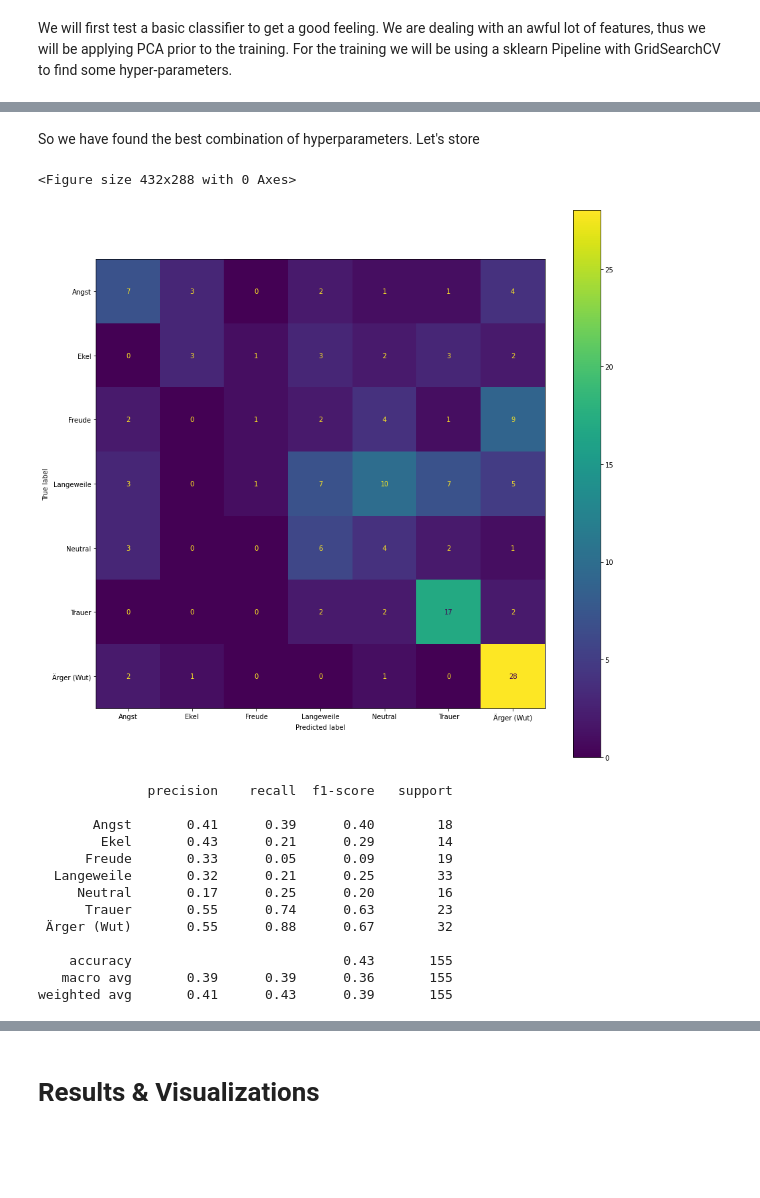
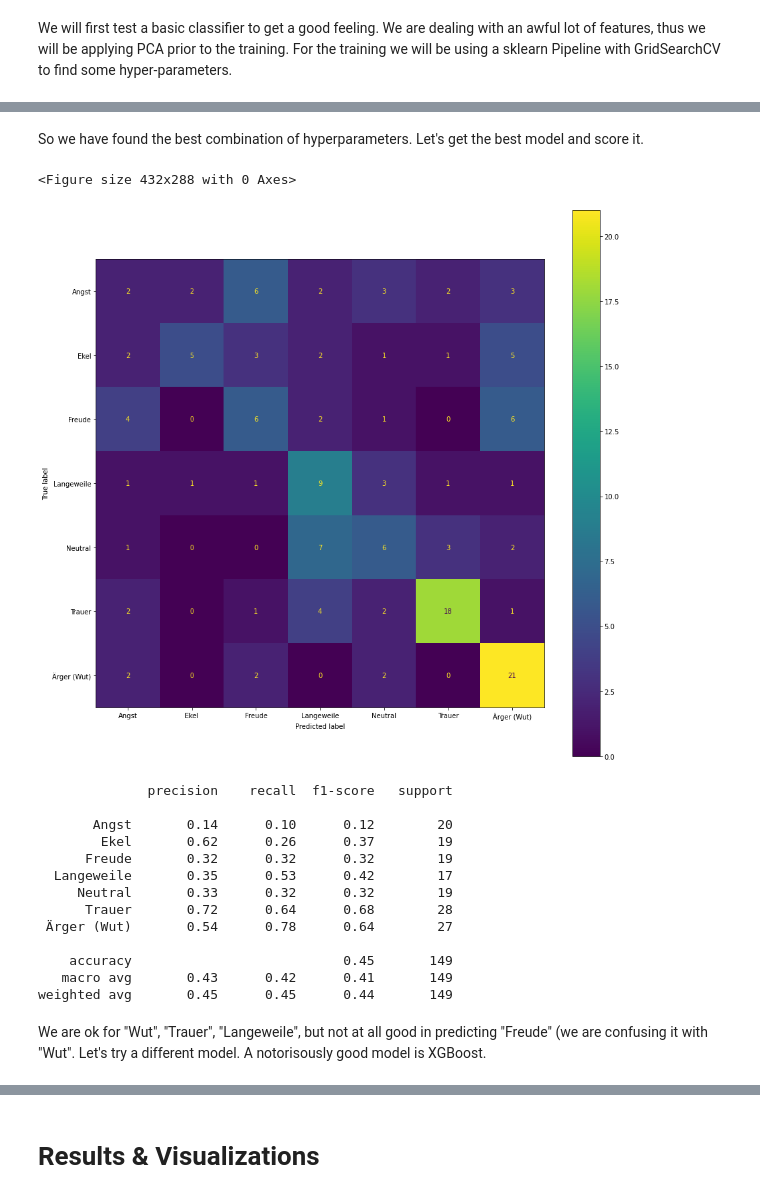
Before and after one commit to nsiicm0/SER, a Jupyter notebook: report/Report_SER.ipynb, the cells around one changed output, grey strips where cells are left out. Drawn from its saved outputs; the diff is of its cells as text; code cells hidden in the pictures; blank space fills up the shorter version.

Commit message:
cleaned modeling

```diff
--- a/report/Report_SER.ipynb
+++ b/report/Report_SER.ipynb
@@ -505,32 +506,43 @@ Best parameter (CV score=0.382): {'pca__n_components': 100, 'rf__n_estimators':
 # %% [markdown]
-So we have found the best combination of hyperparameters. Let's store
+So we have found the best combination of hyperparameters. Let's get the best model and score it.
-# %%
-best_rf_clf = search.best_estimator_
-target_emotions = [emotions[clazz] for clazz in best_rf_clf.classes_]
-# %%
-plt.clf()
-fig, ax = plt.subplots(figsize=(15, 15))
-plot_confusion_matrix(clf, X_test, y_test, display_labels=target_emotions, ax=ax)
-plt.show()
-# %% [output]
-<Figure size 432x288 with 0 Axes>
-[figure, removed]
-# %%
-y_pred = clf.predict(X_test)
-
-print(classification_report(y_test, y_pred, target_names=target_emotions))
-# %% [output]
-              precision    recall  f1-score   support
-
-       Angst       0.41      0.39      0.40        18
-        Ekel       0.43      0.21      0.29        14
-      Freude       0.33      0.05      0.09        19
-  Langeweile       0.32      0.21      0.25        33
-     Neutral       0.17      0.25      0.20        16
-      Trauer       0.55      0.74      0.63        23
- Ärger (Wut)       0.55      0.88      0.67        32
-
-    accuracy                           0.43       155
-   macro avg       0.39      0.39      0.36       155
-weighted avg       0.41      0.43      0.39       155
+# %%
+def plot_conf_mat(y_test, y_pred, clazzes, nice_clazzes=None):
+    if nice_clazzes is None:
+        nice_clazzes = clazzes
+    cm = confusion_matrix(y_test, y_pred, labels=clazzes)
+    disp = ConfusionMatrixDisplay(confusion_matrix=cm, display_labels=nice_clazzes)
+    plt.clf()
+    fig, ax = plt.subplots(figsize=(15, 15))
+    disp.plot(include_values=True, cmap='viridis', ax=ax, xticks_rotation='horizontal')
+    plt.show()
+
+def score_clf(clf, X_test, y_test, is_from_gridsearch=True):
+    best_clf = clf if not is_from_gridsearch else clf.best_estimator_
+    target_emotions = [emotions[clazz] for clazz in best_clf.classes_]
+    y_pred = clf.predict(X_test)
+    # plot confusion matrix
+    plot_conf_mat(y_test, y_pred, clazzes=best_clf.classes_, nice_clazzes=target_emotions)
+    # print classification report
+    print(classification_report(y_test, y_pred, target_names=target_emotions))
+# %%
+score_clf(search, X_test, y_test)
+# %% [output]
+<Figure size 432x288 with 0 Axes>
+[figure, added]
+              precision    recall  f1-score   support
+
+       Angst       0.14      0.10      0.12        20
+        Ekel       0.62      0.26      0.37        19
+      Freude       0.32      0.32      0.32        19
+  Langeweile       0.35      0.53      0.42        17
+     Neutral       0.33      0.32      0.32        19
+      Trauer       0.72      0.64      0.68        28
+ Ärger (Wut)       0.54      0.78      0.64        27
+
+    accuracy                           0.45       149
+   macro avg       0.43      0.42      0.41       149
+weighted avg       0.45      0.45      0.44       149
+# %% [markdown]
+We are ok for "Wut", "Trauer", "Langeweile", but not at all good in predicting "Freude" (we are confusing it with "Wut".
+Let's try a different model. A notorisously good model is XGBoost.
 # %%
```
Also changed, not shown: parts of 28 cells of this notebook.
